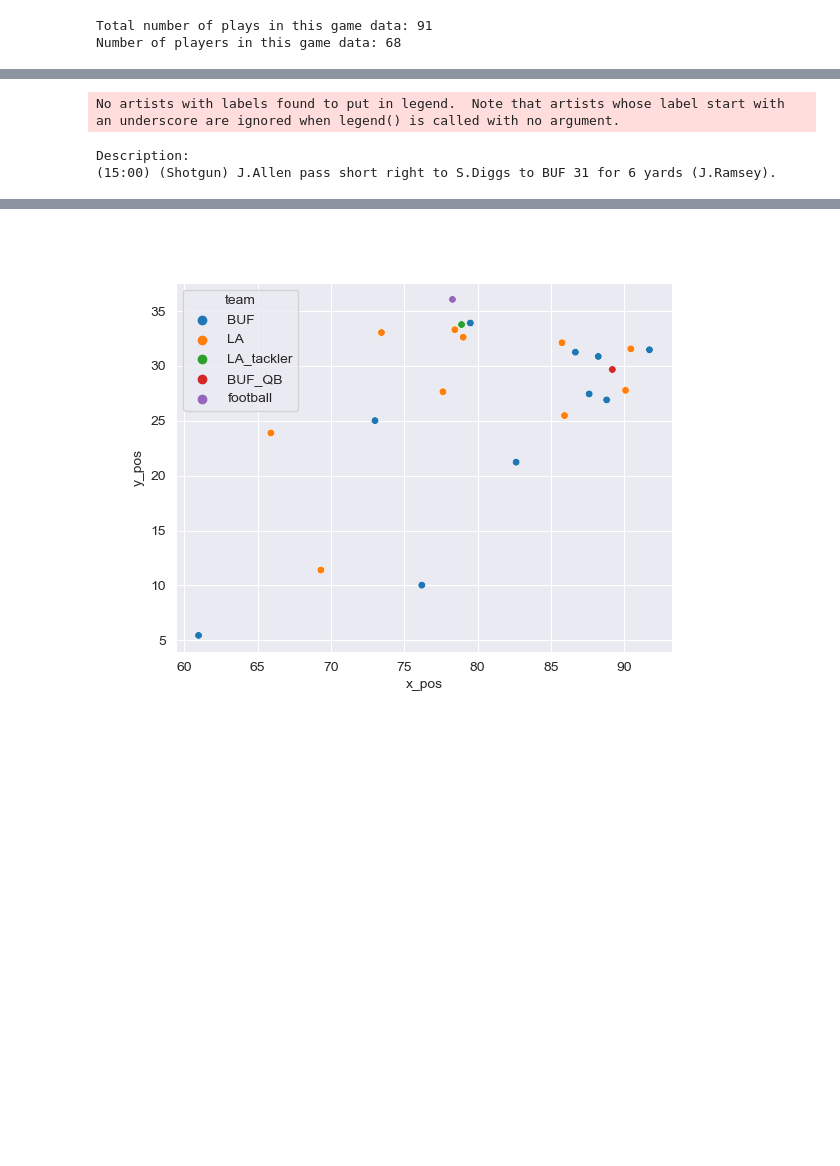
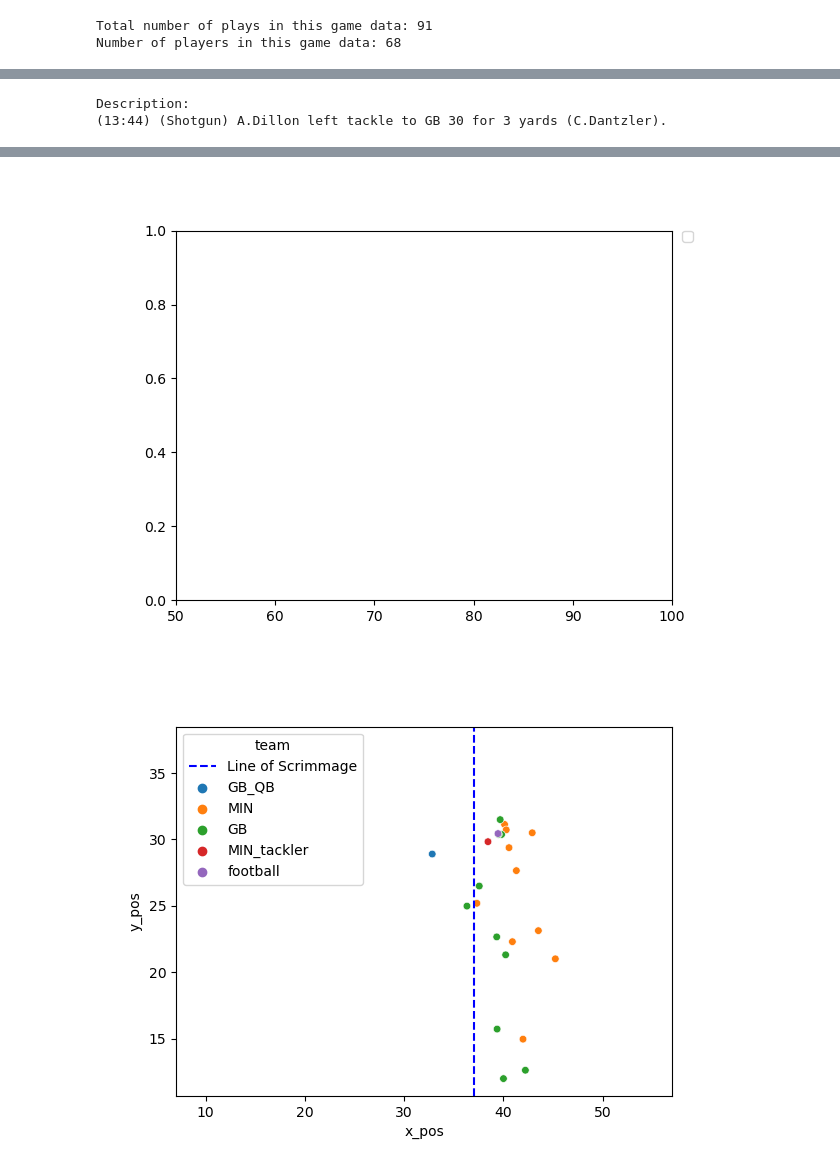
Before and after one commit to ab5525/nfl_data_2024, a Jupyter notebook: nfl_2024.ipynb, the cells around one changed output, grey strips where cells are left out. Drawn from its saved outputs; the diff is of its cells as text; code cells hidden in the pictures; blank space fills up the shorter version.

```diff
--- a/nfl_2024.ipynb
+++ b/nfl_2024.ipynb
@@ -122,6 +141,4 @@ Description:
 # %%
-import matplotlib.animation as animation
-from IPython.display import HTML
 %matplotlib widget
 
 #animate that
@@ -130,6 +147,8 @@ def plot_play(df, gameid=2022100908, playid=56):
     game = df[df['gameId'] == gameid]
     play_1 = game[game['playId']==playid]
     game_tackles = tackles_df[tackles_df['gameId']==gameid]
+    play_data = plays_df[(plays_df['playId']==playid) & (plays_df['gameId']==gameid)]
+    yard_line = play_data['absoluteYardlineNumber'].values[0]
 
 
     for player in play_1['displayName'].unique():
@@ -151,14 +170,12 @@ def plot_play(df, gameid=2022100908, playid=56):
         if row[1]['id'] in qb_df['nflId'].values:
             play1_plot.loc[row[0],'team'] = play1_plot.loc[row[0],'team'] + '_QB'
 
-    #sns.scatterplot(data=play1_plot,x='x_pos',y='y_pos',hue='team',s=30)
-
-    #plt.legend(bbox_to_anchor=(1.02, 1), loc='upper left', borderaxespad=0)
 
     print('Description:')
-    print(plays_df[(plays_df['playId']==playid) & (plays_df['gameId']==gameid)]['playDescription'].values[0])
-    # fig = px.scatter(play1_plot,x='x_pos',y='y_pos',animation_frame='frame',color='team')
-    # fig.show()
+    print(play_data['playDescription'].values[0])
+
+    plt.xlim(50, 100)
+    plt.legend(["This is my legend"],bbox_to_anchor=(1.02, 1), loc='upper left', borderaxespad=0)
     fig = plt.figure()
     #sns.scatterplot(data=play1_plot[play1_plot['frame']==1],x='x_pos',y='y_pos',hue='team',s=30)
 
@@ -167,24 +184,26 @@ def plot_play(df, gameid=2022100908, playid=56):
         data = play1_plot[play1_plot['frame']==frame]
         ax=plt.gca()
         ax.clear()
+        plt.xlim(yard_line-30, yard_line+20)
+        plt.axvline(x=yard_line, color='b',label='Line of Scrimmage',ls='--')
+        plt.legend(["This is my legend"],bbox_to_anchor=(1.02, 1), loc='upper left', borderaxespad=0)
 
         # update the scatter plot:
         return sns.scatterplot(data=data,x='x_pos',y='y_pos',hue='team',s=30)
 
-    ani = animation.FuncAnimation(fig, update, frames=play1_plot['frame'].unique(), interval=300, repeat=True)
+    ani = animation.FuncAnimation(fig, update, frames=play1_plot['frame'].unique(), interval=200, repeat=True)
     writer = animation.PillowWriter(fps=15,
                                     metadata=dict(artist='Me'),
                                     bitrate=1800)
 
-    plt.xlim(50, 100)
-    plt.legend(bbox_to_anchor=(1.02, 1), loc='upper left', borderaxespad=0)
+
+
     ani.save('scatter.gif', writer=writer)
-    plt.show()
     return HTML(ani.to_html5_video())
 
 
-video = plot_play(week1_df,2022090800, 56)
+play_video = plot_play(week1_df,2022091112, 1994)
+play_video
 # %% [output]
-No artists with labels found to put in legend.  Note that artists whose label start with an underscore are ignored when legend() is called with no argument.
+Description:
+(13:44) (Shotgun) A.Dillon left tackle to GB 30 for 3 yards (C.Dantzler).
-Description:
-(15:00) (Shotgun) J.Allen pass short right to S.Diggs to BUF 31 for 6 yards (J.Ramsey).
@@ -191 +211,2 @@ Description:
-[figure, old version]
+[figure, new version]
+[figure, added]
```
Also changed, not shown: parts of 7 cells of this notebook, 1 other file.
